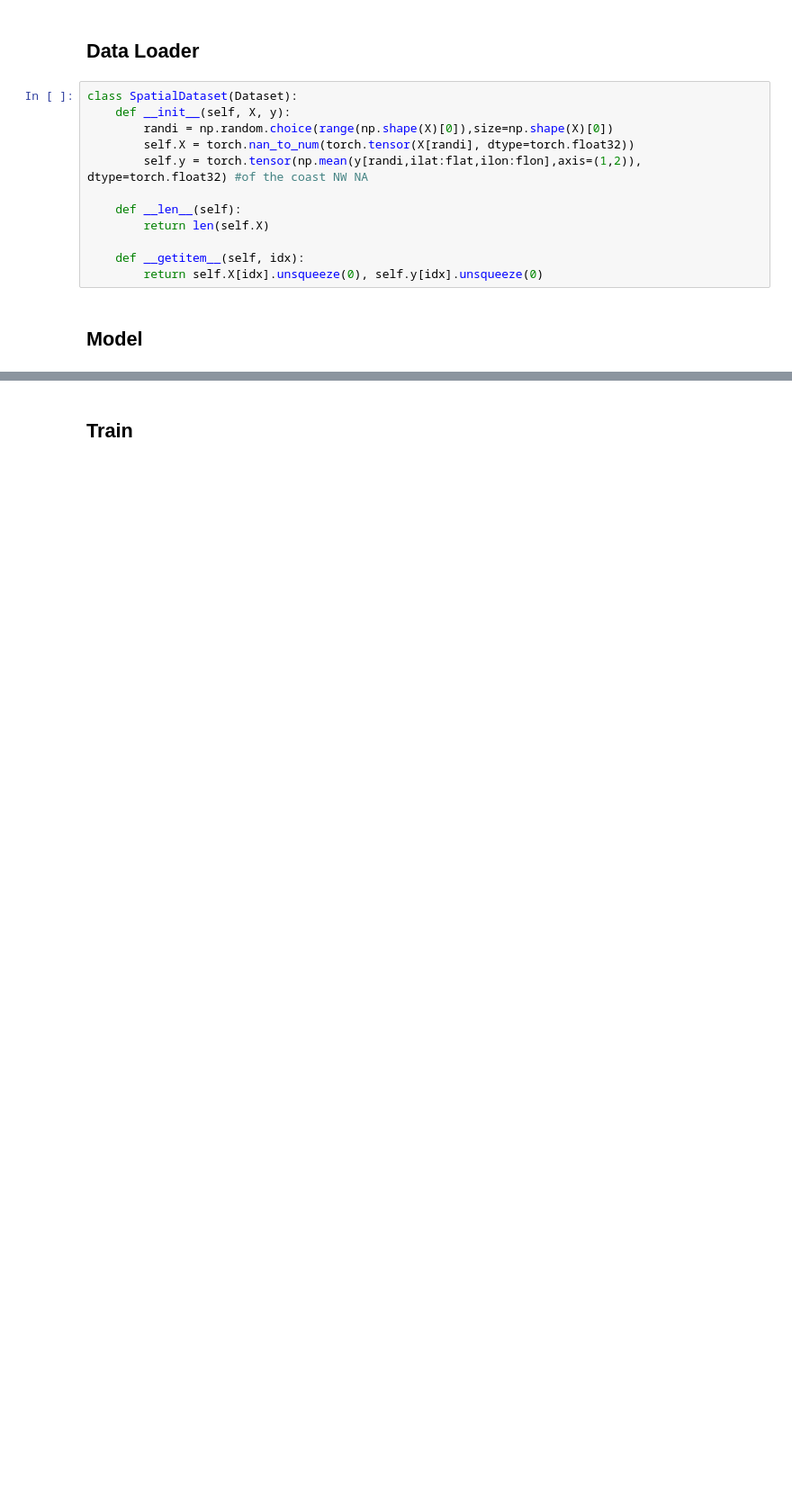
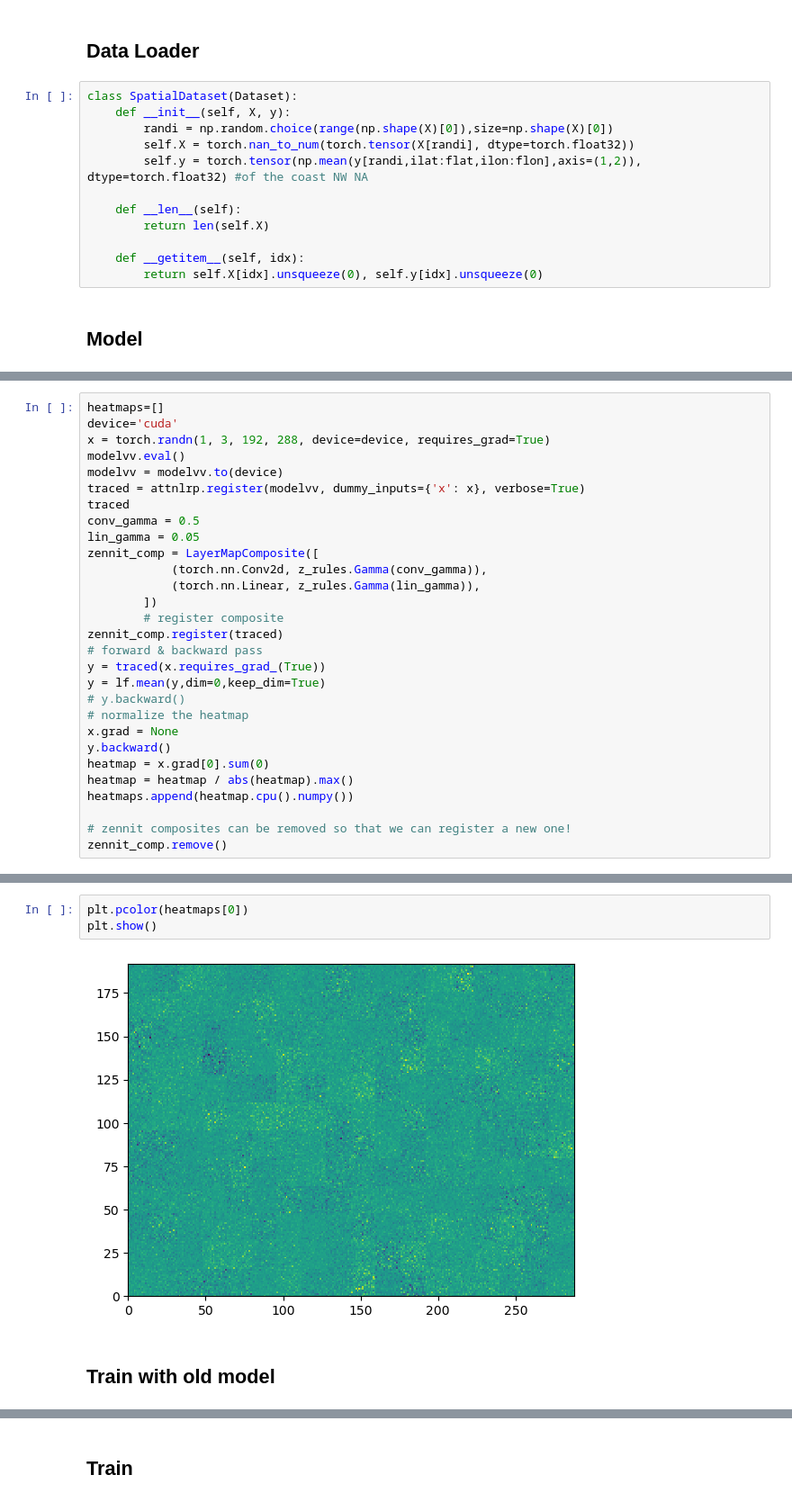
Before and after one commit to WillyChap/ViT_XAI, a Jupyter notebook: Models/LRP_ENSO.ipynb, the cells around one changed output, grey strips where cells are left out. Shown at 90% size. Drawn from its saved outputs; the diff is of its cells as text; blank space fills up the shorter version.

```diff
--- a/Models/LRP_ENSO.ipynb
+++ b/Models/LRP_ENSO.ipynb
@@ -295,0 +343,29 @@ class SpatialDataset(Dataset):
+# %%
+heatmaps=[]
+device='cuda'
+x = torch.randn(1, 3, 192, 288, device=device, requires_grad=True)
+modelvv.eval()
+modelvv = modelvv.to(device)
+traced = attnlrp.register(modelvv, dummy_inputs={'x': x}, verbose=True)
+traced
+conv_gamma = 0.5
+lin_gamma = 0.05
+zennit_comp = LayerMapComposite([
+            (torch.nn.Conv2d, z_rules.Gamma(conv_gamma)),
+            (torch.nn.Linear, z_rules.Gamma(lin_gamma)),
+        ])
+        # register composite
+zennit_comp.register(traced)
+# forward & backward pass
+y = traced(x.requires_grad_(True))
+y = lf.mean(y,dim=0,keep_dim=True)
+# y.backward()
+# normalize the heatmap
+x.grad = None
+y.backward()
+heatmap = x.grad[0].sum(0)
+heatmap = heatmap / abs(heatmap).max()
+heatmaps.append(heatmap.cpu().numpy())
+
+# zennit composites can be removed so that we can register a new one!
+zennit_comp.remove()
@@ -296,3 +390,10 @@ class SpatialDataset(Dataset):
+# %%
+plt.pcolor(heatmaps[0])
+plt.show()
+# %% [output]
+[figure, added]
+# %% [markdown]
+## Train with old model
 # %%
 batch_size = 64
 input_shape = (1, 1, 192, 288) # Example input shape (C, H, W)
```
Also changed, not shown: parts of 12 cells of this notebook.
